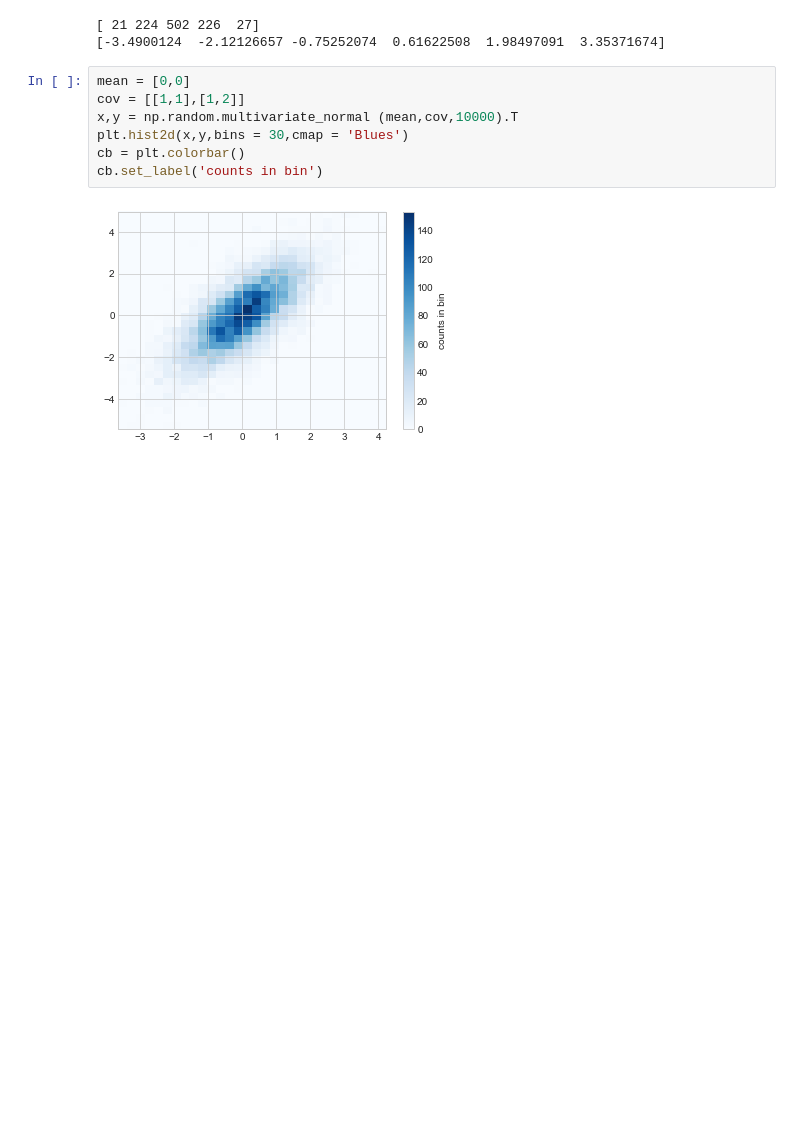
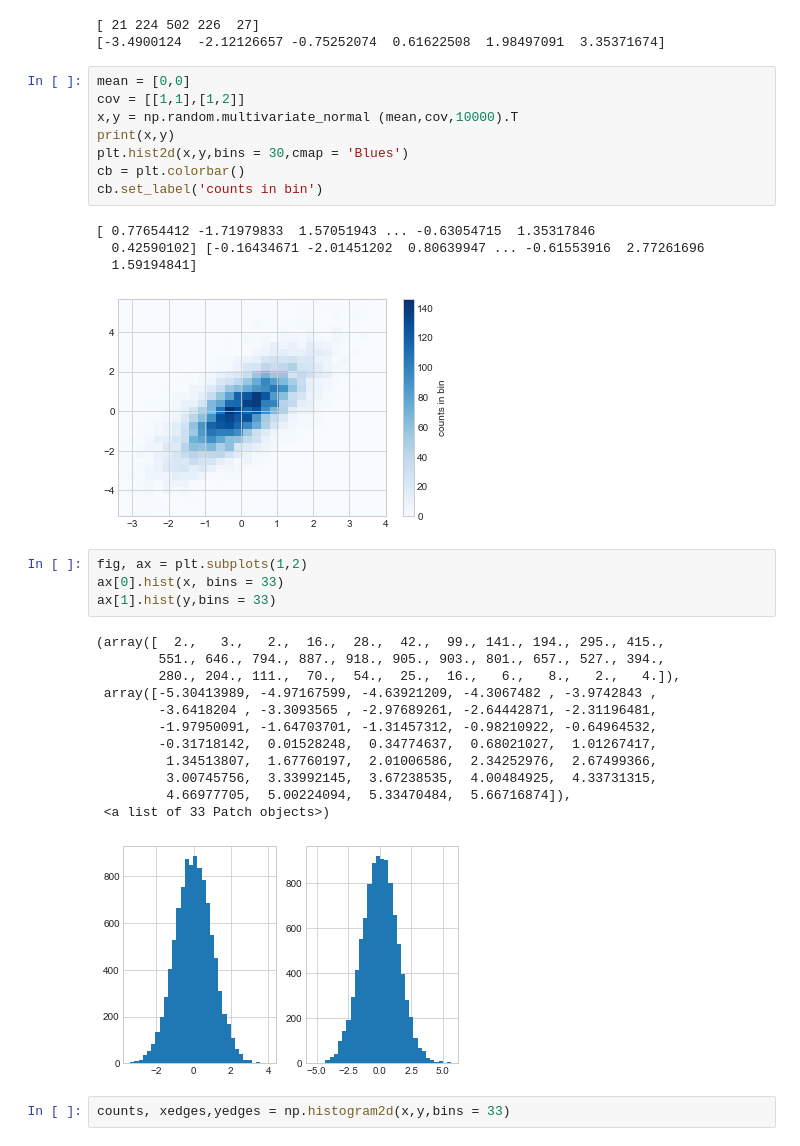
Before and after one commit to SpIIIII/jupyter-repo, a Jupyter notebook: Python Data Science Cookbook/Main.ipynb, the cells around one changed output. Saved outputs shown, nothing was run; the diff lists cells and outputs as text; blank space fills up the shorter version.

```diff
--- a/Python Data Science Cookbook/Main.ipynb
+++ b/Python Data Science Cookbook/Main.ipynb
@@ -727,8 +727,31 @@ print(bin_edges)
 mean = [0,0]
 cov = [[1,1],[1,2]]
 x,y = np.random.multivariate_normal (mean,cov,10000).T
+print(x,y)
 plt.hist2d(x,y,bins = 30,cmap = 'Blues')
 cb = plt.colorbar()
 cb.set_label('counts in bin')
 # %% [output]
+[ 0.77654412 -1.71979833  1.57051943 ... -0.63054715  1.35317846
+  0.42590102] [-0.16434671 -2.01451202  0.80639947 ... -0.61553916  2.77261696
+  1.59194841]
-[figure, old version]
+[figure, new version]
+# %%
+fig, ax = plt.subplots(1,2)
+ax[0].hist(x, bins = 33)
+ax[1].hist(y,bins = 33)
+# %% [output]
+(array([  2.,   3.,   2.,  16.,  28.,  42.,  99., 141., 194., 295., 415.,
+        551., 646., 794., 887., 918., 905., 903., 801., 657., 527., 394.,
+        280., 204., 111.,  70.,  54.,  25.,  16.,   6.,   8.,   2.,   4.]),
+ array([-5.30413989, -4.97167599, -4.63921209, -4.3067482 , -3.9742843 ,
+        -3.6418204 , -3.3093565 , -2.97689261, -2.64442871, -2.31196481,
+        -1.97950091, -1.64703701, -1.31457312, -0.98210922, -0.64964532,
+        -0.31718142,  0.01528248,  0.34774637,  0.68021027,  1.01267417,
+         1.34513807,  1.67760197,  2.01006586,  2.34252976,  2.67499366,
+         3.00745756,  3.33992145,  3.67238535,  4.00484925,  4.33731315,
+         4.66977705,  5.00224094,  5.33470484,  5.66716874]),
+ <a list of 33 Patch objects>)
+[figure, added]
+# %%
+counts, xedges,yedges = np.histogram2d(x,y,bins = 33)
```
Also changed, not shown: parts of 6 cells of this notebook.
